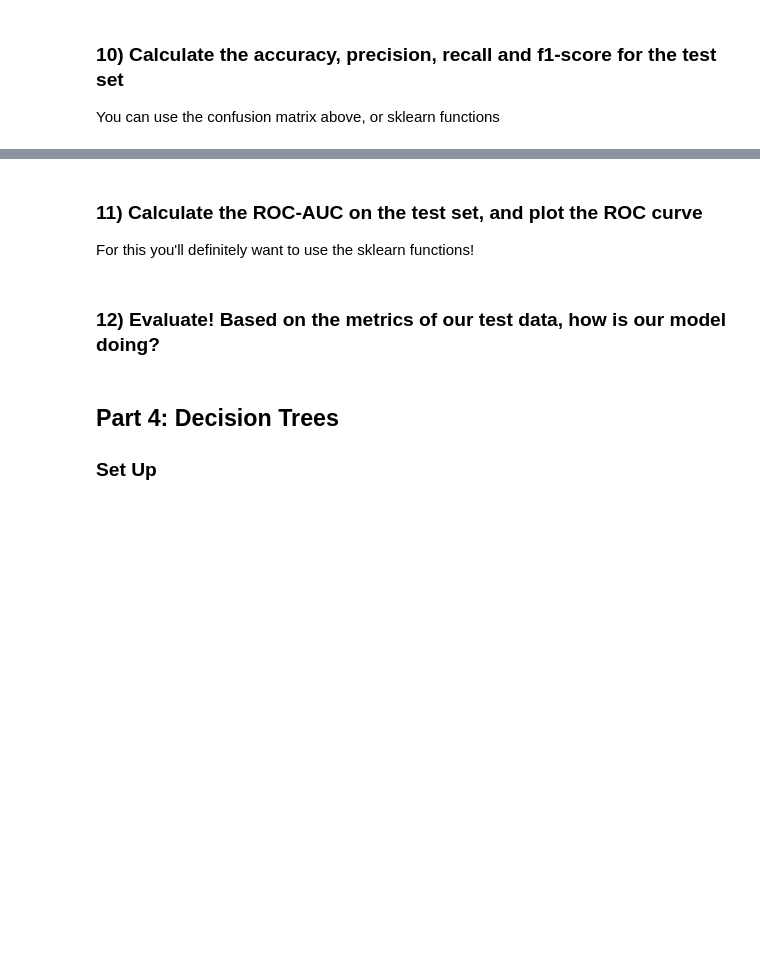
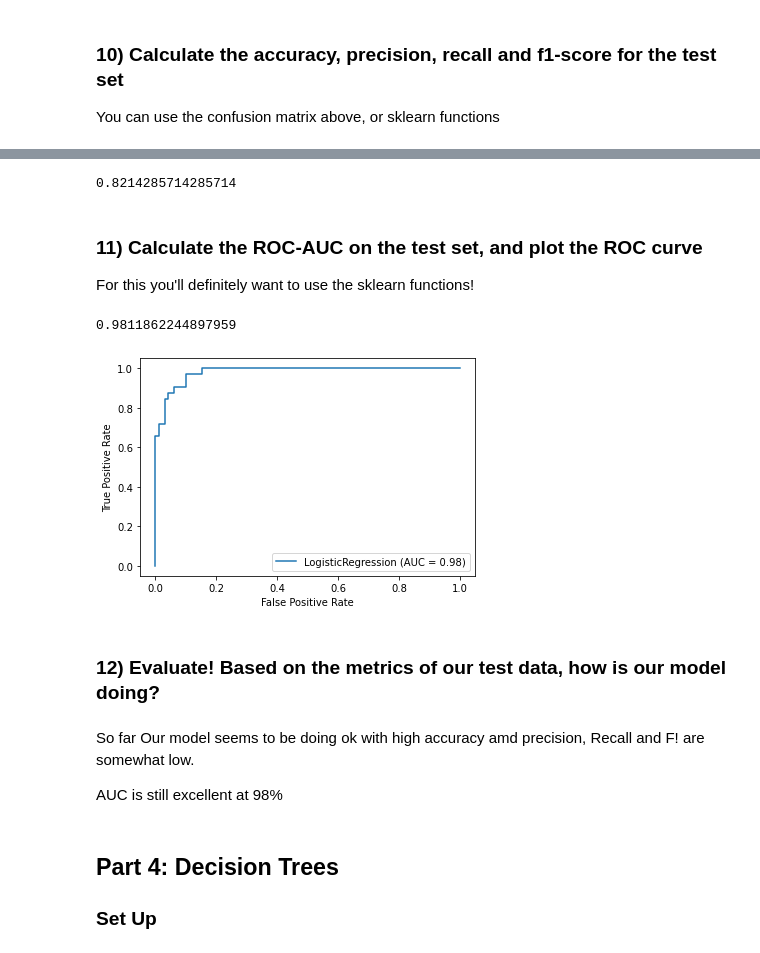
Before and after one commit to njw27/P3_CC_review, a Jupyter notebook: P3-Code-Challenge-Review-students.ipynb, the cells around one changed output, grey strips where cells are left out. Saved outputs shown, nothing was run; the diff lists cells and outputs as text; code cells hidden in the pictures; blank space fills up the shorter version.

```diff
--- a/P3-Code-Challenge-Review-students.ipynb
+++ b/P3-Code-Challenge-Review-students.ipynb
@@ -130,5 +233,8 @@ You can use the confusion matrix above, or sklearn functions
 # %%
 # F1-Score
+f1_score(y_test, y_log_pred)
+# %% [output]
+0.8214285714285714
 # %% [markdown]
 ### 11) Calculate the ROC-AUC on the test set, and plot the ROC curve
 
@@ -140,5 +242,24 @@ For this you'll definitely want to use the sklearn functions!
+# %%
+
+from sklearn.metrics import plot_roc_curve, roc_auc_score
+
+y_prob = logreg.predict_proba(X_test_scaled)
+y_hat = y_prob[:, 1]
+
+roc_auc_score(y_test, y_hat)
+# %% [output]
+0.9811862244897959
+# %%
+plot_roc_curve(logreg, X_test_scaled, y_test);
+# %% [output]
+[figure, added]
 # %% [markdown]
 ### 12) Evaluate! Based on the metrics of our test data, how is our model doing?
+# %% [markdown]
+
+So far Our model seems to be doing ok with high accuracy amd precision, Recall and F! are somewhat low.
+
+AUC is still excellent at 98%
 # %% [markdown]
 ## Part 4: Decision Trees
 
```
Also changed, not shown: parts of 36 cells of this notebook.
